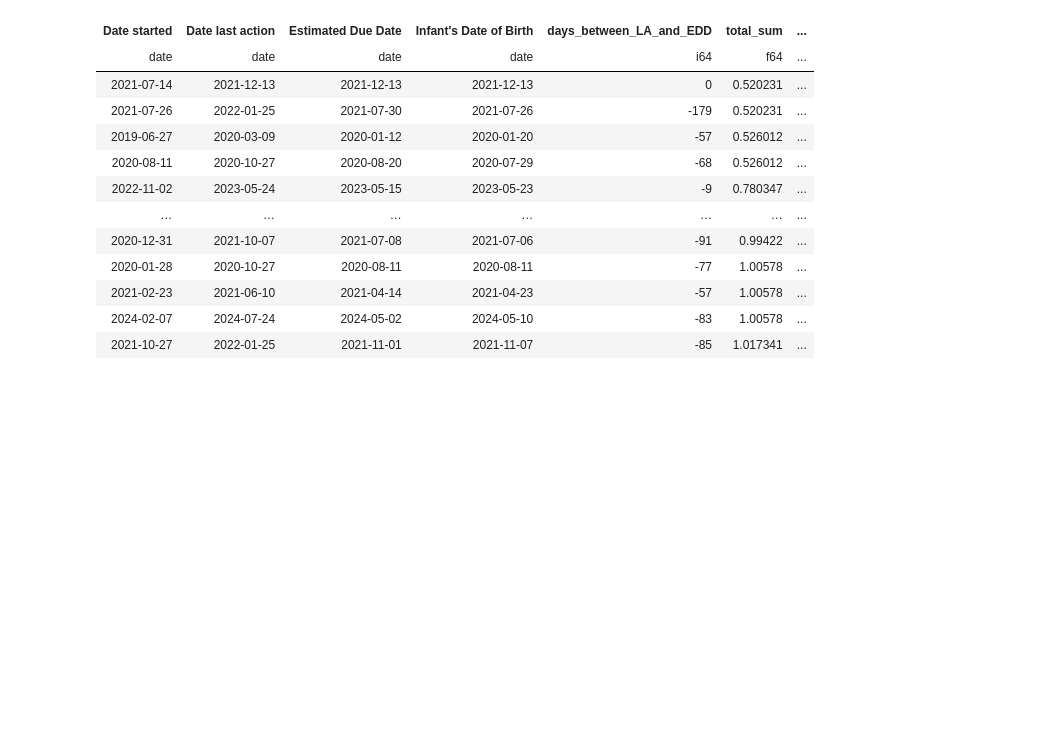
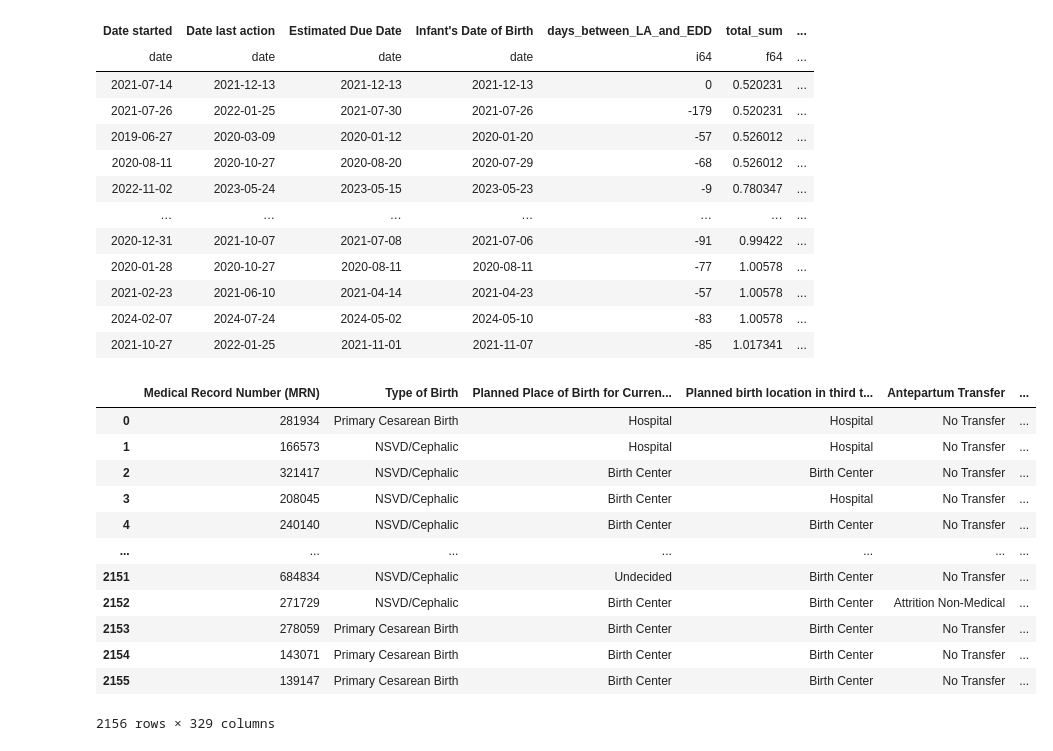
Before and after one commit to SwagmasterMatt/birth-center-outcomes-ML, a Jupyter notebook: pre_processing.ipynb, the cells around one changed output. Saved outputs shown, nothing was run; the diff lists cells and outputs as text; code cells hidden in the pictures; blank space fills up the shorter version.

```diff
--- a/pre_processing.ipynb
+++ b/pre_processing.ipynb
@@ -876,0 +879,16 @@ cleaned_df.write_csv("cleaned_data.csv")
+# %%
+pandas_cleaned_data
+# %% [output]
+|  | Medical Record Number (MRN) | Type of Birth | Planned Place of Birth for Curren... | Planned birth location in third t... | Antepartum Transfer | ... |
+| 0 | 281934 | Primary Cesarean Birth | Hospital | Hospital | No Transfer | ... |
+| 1 | 166573 | NSVD/Cephalic | Hospital | Hospital | No Transfer | ... |
+| 2 | 321417 | NSVD/Cephalic | Birth Center | Birth Center | No Transfer | ... |
+| 3 | 208045 | NSVD/Cephalic | Birth Center | Hospital | No Transfer | ... |
+| 4 | 240140 | NSVD/Cephalic | Birth Center | Birth Center | No Transfer | ... |
+| ... | ... | ... | ... | ... | ... | ... |
+| 2151 | 684834 | NSVD/Cephalic | Undecided | Birth Center | No Transfer | ... |
+| 2152 | 271729 | NSVD/Cephalic | Birth Center | Birth Center | Attrition Non-Medical | ... |
+| 2153 | 278059 | Primary Cesarean Birth | Birth Center | Birth Center | No Transfer | ... |
+| 2154 | 143071 | Primary Cesarean Birth | Birth Center | Birth Center | No Transfer | ... |
+| 2155 | 139147 | Primary Cesarean Birth | Birth Center | Birth Center | No Transfer | ... |
+2156 rows × 329 columns
```
Also changed, not shown: parts of 10 cells of this notebook.
